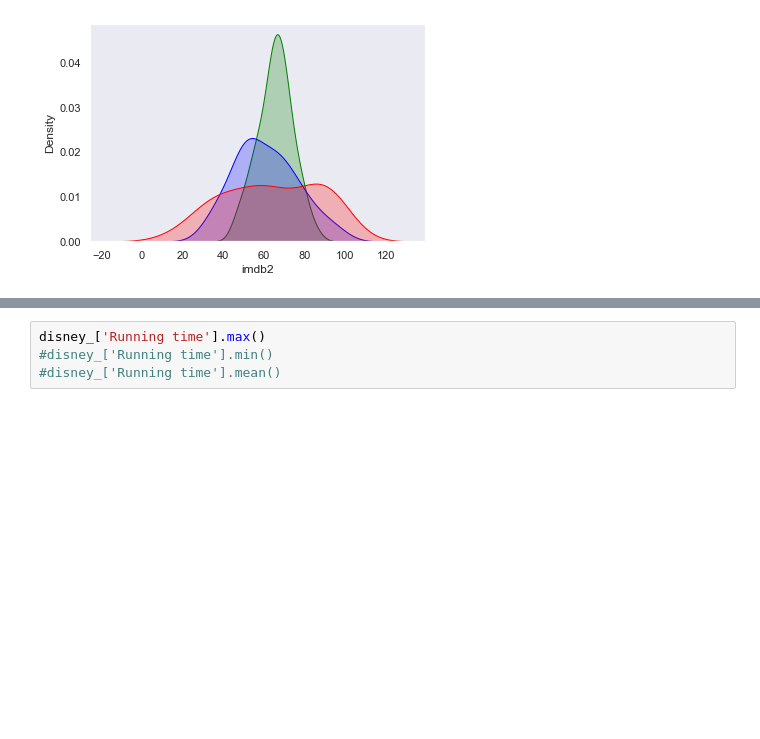
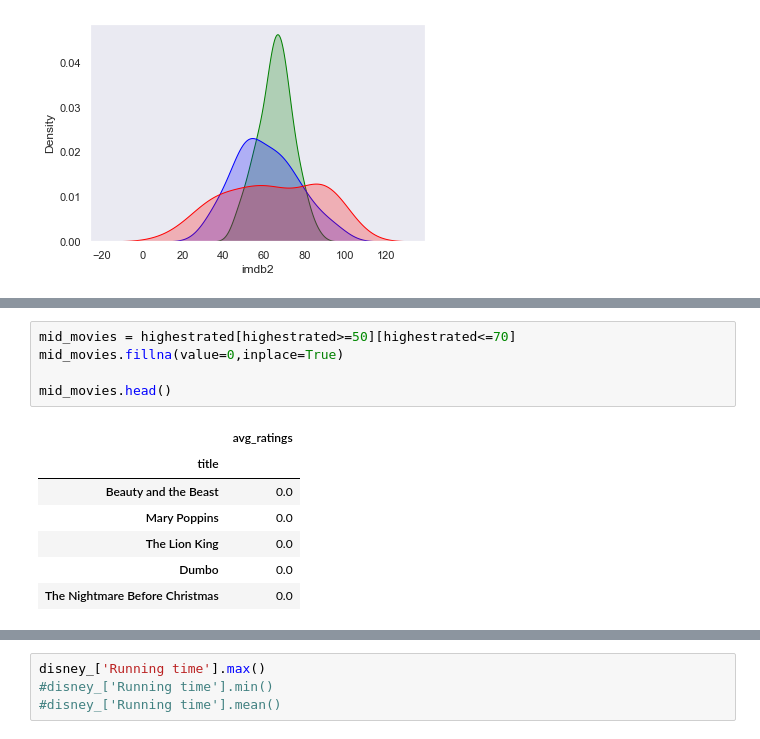
Before and after one commit to Coachsteveee/daily-commit-challenge, a Jupyter notebook: proj.ipynb, the cells around one changed output, grey strips where cells are left out. Saved outputs shown, nothing was run; the diff lists cells and outputs as text; blank space fills up the shorter version.

```diff
--- a/proj.ipynb
+++ b/proj.ipynb
@@ -207,0 +242,13 @@ sns.kdeplot(disney_['avg_ratings'], color='purple', shade=True, cbar=True)
+# %%
+mid_movies = highestrated[highestrated>=50][highestrated<=70]
+mid_movies.fillna(value=0,inplace=True)
+
+mid_movies.head()
+# %% [output]
+|  | avg_ratings |
+| title |  |
+| Beauty and the Beast | 0.0 |
+| Mary Poppins | 0.0 |
+| The Lion King | 0.0 |
+| Dumbo | 0.0 |
+| The Nightmare Before Christmas | 0.0 |
```
Also changed, not shown: parts of 13 cells of this notebook.
